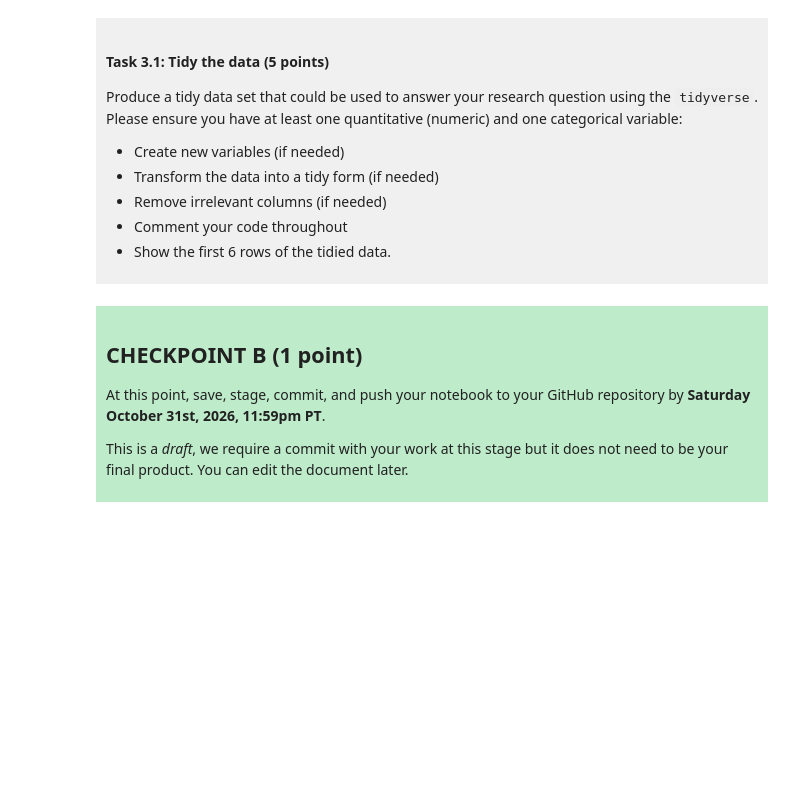
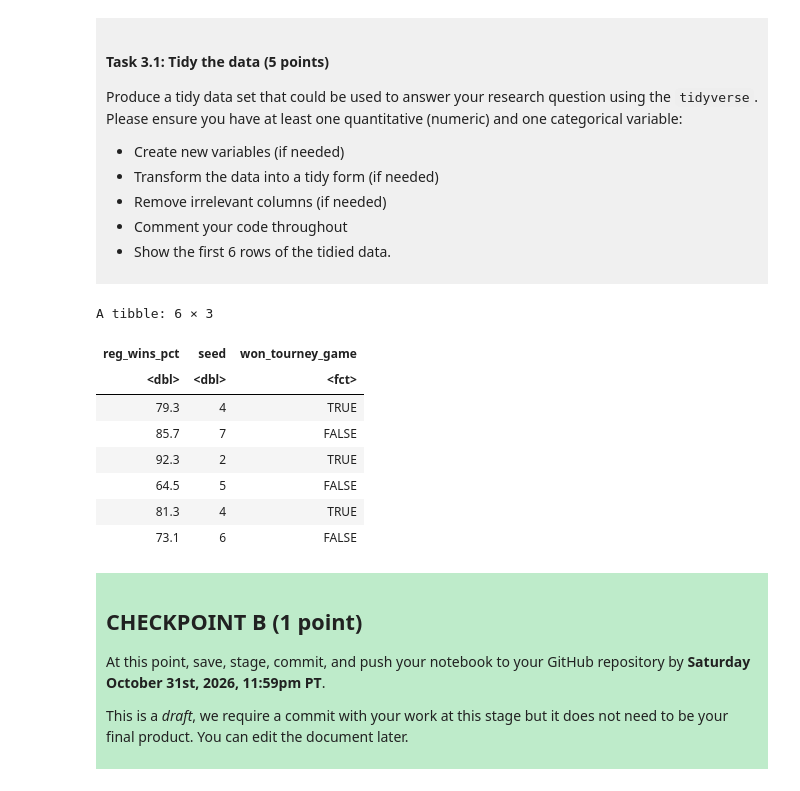
Before and after one commit to mattjmoon13-png/Matthew_Moon_DSCI100_Project, a Jupyter notebook: dsci-100-project-notebook.ipynb, the cells around one changed output. Saved outputs shown, nothing was run; the diff lists cells and outputs as text; code cells hidden in the pictures; blank space fills up the shorter version.

```diff
--- a/dsci-100-project-notebook.ipynb
+++ b/dsci-100-project-notebook.ipynb
@@ -189,7 +218,28 @@ Produce a tidy data set that could be used to answer your research question usin
 
 </div>
 # %%
-### EDIT THIS CODE CELL ###
+march_madness_tidy <- womens_march_madness |>
+
+# Select the variables relevant to the research question
+    select(reg_wins_pct, seed, tourney_wins) |>
+# Make a categorical variable for if team won a tournament game or not
+    mutate(won_tourney_game = as.factor(tourney_wins>0)) |>
+# Remove the original tourney_wins column
+    select(-tourney_wins) |>
+# Get rid of rows with missing values
+    drop_na()
+# Look at first 6 rows
+    head(march_madness_tidy)
+# %% [output]
+A tibble: 6 × 3
+| reg_wins_pct | seed | won_tourney_game |
+| <dbl> | <dbl> | <fct> |
+| 79.3 | 4 | TRUE |
+| 85.7 | 7 | FALSE |
+| 92.3 | 2 | TRUE |
+| 64.5 | 5 | FALSE |
+| 81.3 | 4 | TRUE |
+| 73.1 | 6 | FALSE |
 # %% [markdown]
 <div style="background-color: #beebca; padding: 10px;">
 
```
Also changed, not shown: parts of 3 cells of this notebook.
